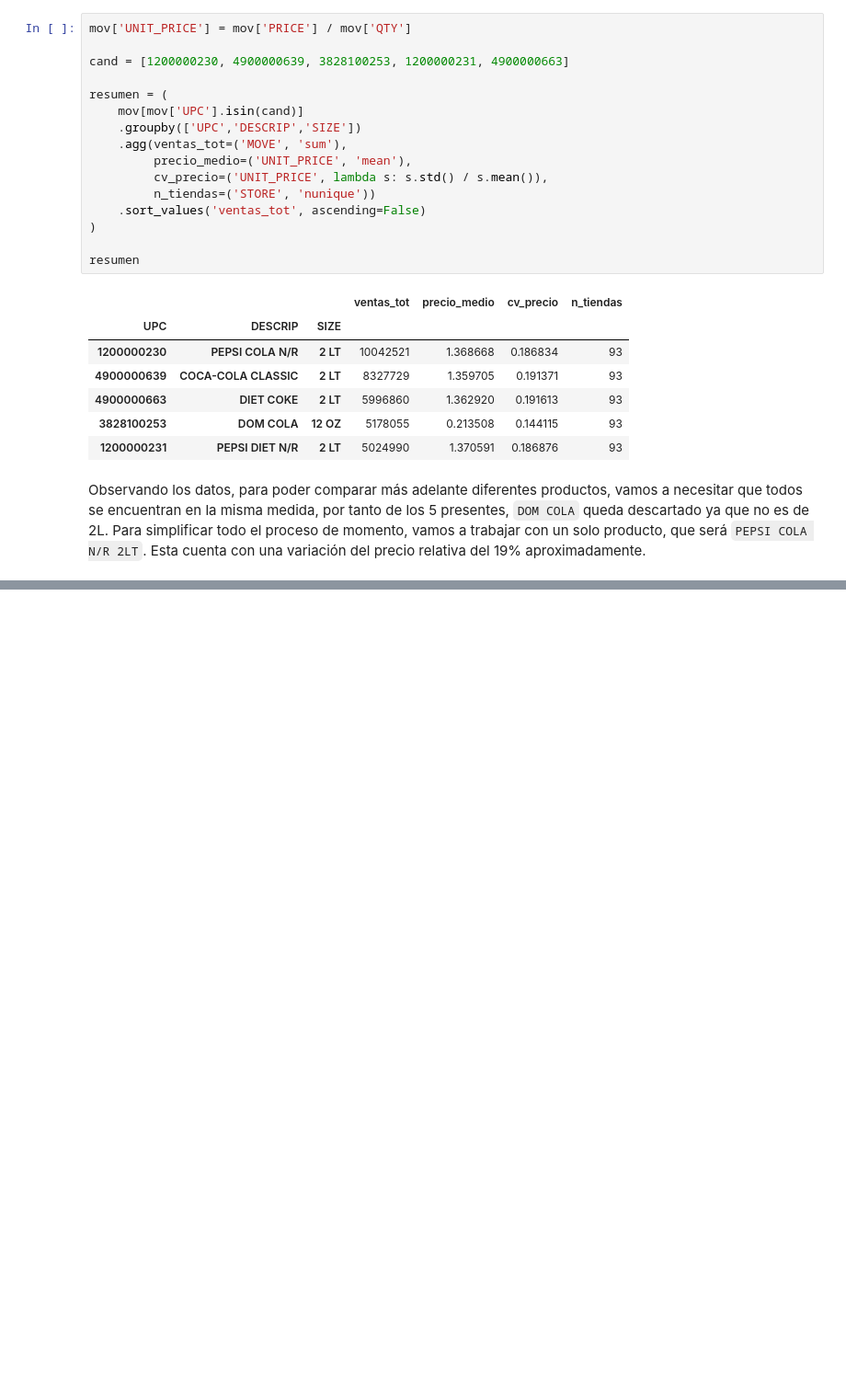
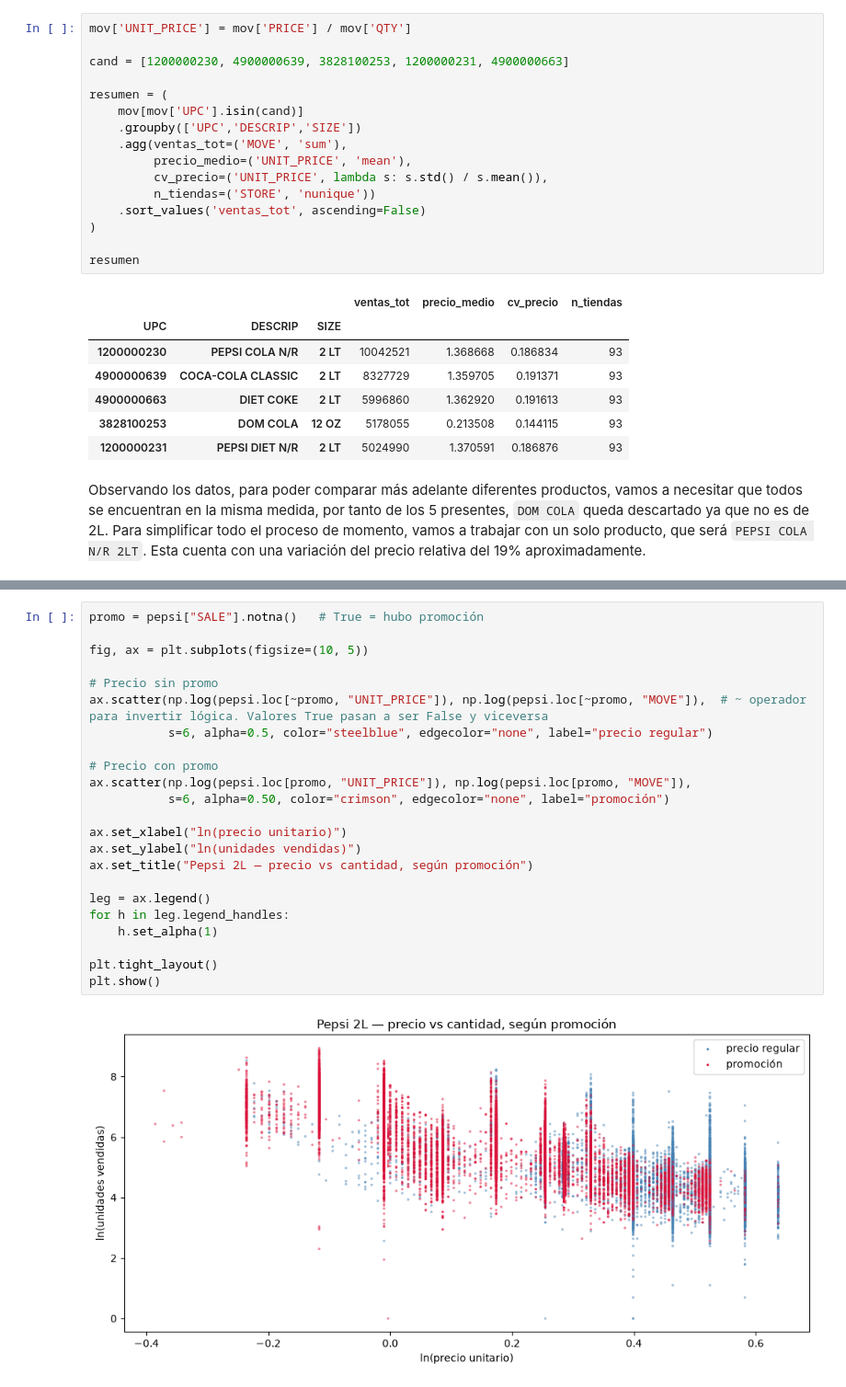
Before and after one commit to ivanfondo/Portafolio-Data-Science-Python, a Jupyter notebook: Pricing-Dominicks/notebooks/01_eda_limpieza.ipynb, the cells around one changed output, grey strips where cells are left out. Shown at 92% size. Cells and saved outputs as stored; diff of their text form; blank space fills up the shorter version.

```diff
--- a/Pricing-Dominicks/notebooks/01_eda_limpieza.ipynb
+++ b/Pricing-Dominicks/notebooks/01_eda_limpieza.ipynb
@@ -409,0 +456,25 @@ Observando los datos, para poder comparar más adelante diferentes productos, va
+# %%
+promo = pepsi["SALE"].notna()   # True = hubo promoción
+
+fig, ax = plt.subplots(figsize=(10, 5))
+
+# Precio sin promo
+ax.scatter(np.log(pepsi.loc[~promo, "UNIT_PRICE"]), np.log(pepsi.loc[~promo, "MOVE"]),  # ~ operador para invertir lógica. Valores True pasan a ser False y viceversa
+           s=6, alpha=0.5, color="steelblue", edgecolor="none", label="precio regular")
+
+# Precio con promo
+ax.scatter(np.log(pepsi.loc[promo, "UNIT_PRICE"]), np.log(pepsi.loc[promo, "MOVE"]),
+           s=6, alpha=0.50, color="crimson", edgecolor="none", label="promoción")
+
+ax.set_xlabel("ln(precio unitario)")
+ax.set_ylabel("ln(unidades vendidas)")
+ax.set_title("Pepsi 2L — precio vs cantidad, según promoción")
+
+leg = ax.legend()
+for h in leg.legend_handles:
+    h.set_alpha(1)
+
+plt.tight_layout()
+plt.show()
+# %% [output]
+[figure, added]
```
Also changed, not shown: parts of 13 cells of this notebook.
